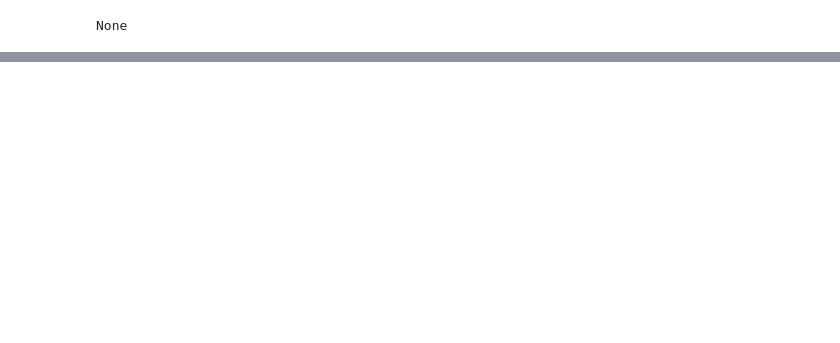
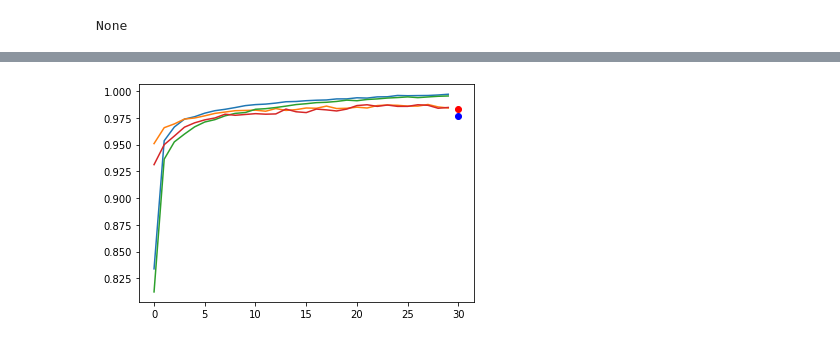
Before and after one commit to SYYoung/MIT, a Jupyter notebook: Machine Learning/week3_test2.ipynb, the cells around one changed output, grey strips where cells are left out. Cells and saved outputs as stored; diff of their text form; code cells hidden in the pictures; blank space fills up the shorter version.

```diff
--- a/Machine Learning/week3_test2.ipynb
+++ b/Machine Learning/week3_test2.ipynb
@@ -197,0 +270,15 @@ import torchvision
+# %%
+train_accuracies_first =  [0.8338523131672598, 0.9535142348754448, 0.9663867882562278, 0.9737266459074733, 0.9759786476868327, 0.9792871441281139, 0.9815947508896797, 0.9829014679715302, 0.9845418149466192, 0.9863489768683275, 0.9872942615658363, 0.9877669039145908, 0.9887121886120996, 0.9899633007117438, 0.9902135231316725, 0.9909363879003559, 0.9913812277580071, 0.991631450177936, 0.9926045373665481, 0.9926323398576512, 0.9936610320284698, 0.9933830071174378, 0.9944951067615658, 0.9946063167259787, 0.9958296263345195, 0.9955794039145908, 0.9957184163701067, 0.9958018238434164, 0.9962744661921709, 0.9969695284697508]
+train_accuracies_second =  [0.8123053825622776, 0.9363044928825622, 0.9524577402135231, 0.9597697953736655, 0.9664979982206405, 0.9710298042704626, 0.9732540035587188, 0.9768127224199288, 0.9790925266903915, 0.9798987989323843, 0.9829292704626335, 0.9834853202846975, 0.9845696174377224, 0.9858763345195729, 0.9873220640569395, 0.9881283362989324, 0.9891292259786477, 0.9894628558718861, 0.9902413256227758, 0.9914646352313167, 0.9909085854092526, 0.9920762900355872, 0.9926045373665481, 0.9934108096085409, 0.9938834519572953, 0.9944951067615658, 0.9938000444839857, 0.9944395017793595, 0.9950511565836299, 0.9953569839857651]
+valid_accuracies_first =  [0.9508568548387096, 0.9657258064516129, 0.9692540322580645, 0.9737903225806451, 0.9747983870967742, 0.9768145161290323, 0.9790826612903226, 0.9803427419354839, 0.9816028225806451, 0.9818548387096774, 0.9821068548387096, 0.9810987903225806, 0.9836189516129032, 0.9818548387096774, 0.9826108870967742, 0.9841229838709677, 0.9838709677419355, 0.9858870967741935, 0.9836189516129032, 0.9838709677419355, 0.9848790322580645, 0.9841229838709677, 0.9863911290322581, 0.9868951612903226, 0.9866431451612904, 0.9858870967741935, 0.9858870967741935, 0.9873991935483871, 0.9851310483870968, 0.9841229838709677]
+valid_accuracies_second =  [0.9311995967741935, 0.9498487903225806, 0.9579133064516129, 0.9662298387096774, 0.9702620967741935, 0.9730342741935484, 0.9747983870967742, 0.9783266129032258, 0.9773185483870968, 0.9780745967741935, 0.9788306451612904, 0.9783266129032258, 0.9785786290322581, 0.9831149193548387, 0.9805947580645161, 0.9798387096774194, 0.9831149193548387, 0.9823588709677419, 0.9813508064516129, 0.9831149193548387, 0.9863911290322581, 0.9871471774193549, 0.9856350806451613, 0.9868951612903226, 0.9856350806451613, 0.9856350806451613, 0.9871471774193549, 0.9866431451612904, 0.9838709677419355, 0.9846270161290323]
+# %%
+plt.plot(train_accuracies_first)
+plt.plot(valid_accuracies_first)
+plt.plot(train_accuracies_second)
+plt.plot(valid_accuracies_second)
+plt.plot(30, 0.9828, 'ro')
+plt.plot(30, 0.9765, 'bo')
+plt.show()
+# %% [output]
+[figure, added]
```
Also changed, not shown: parts of 35 cells of this notebook, 8 other files.
